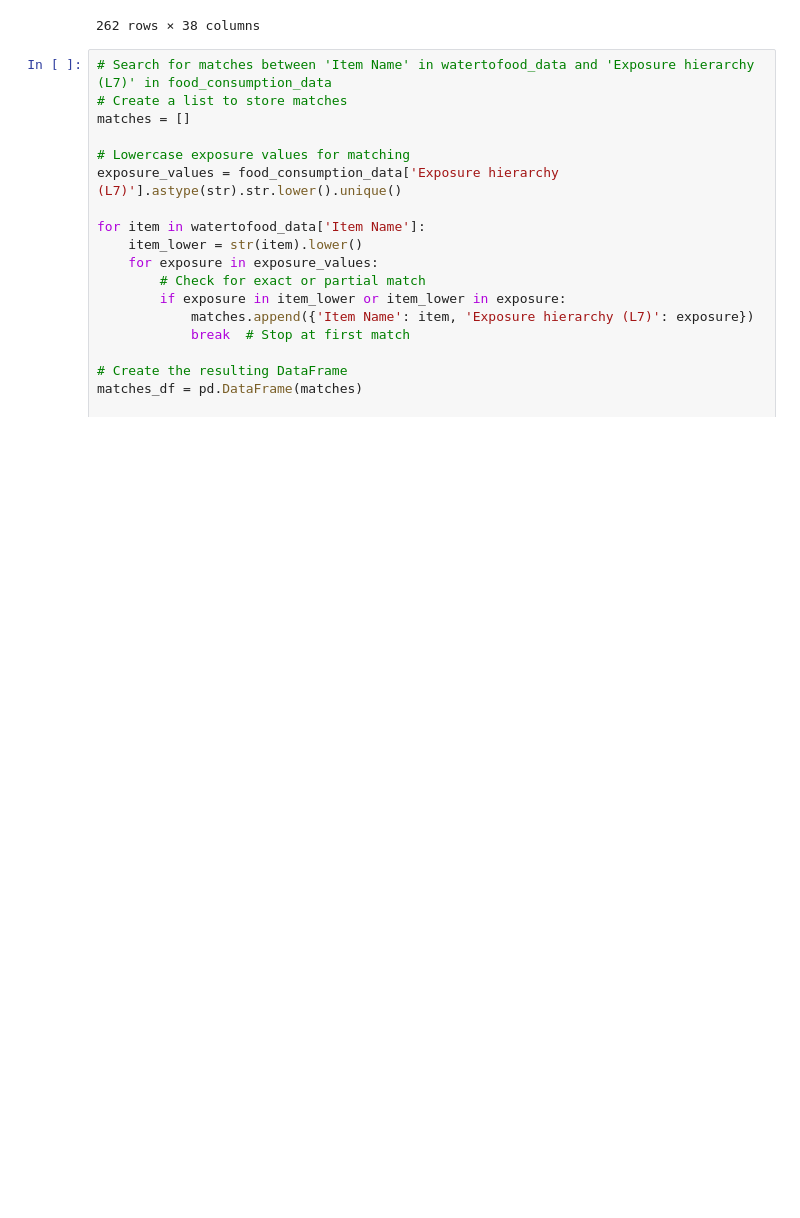
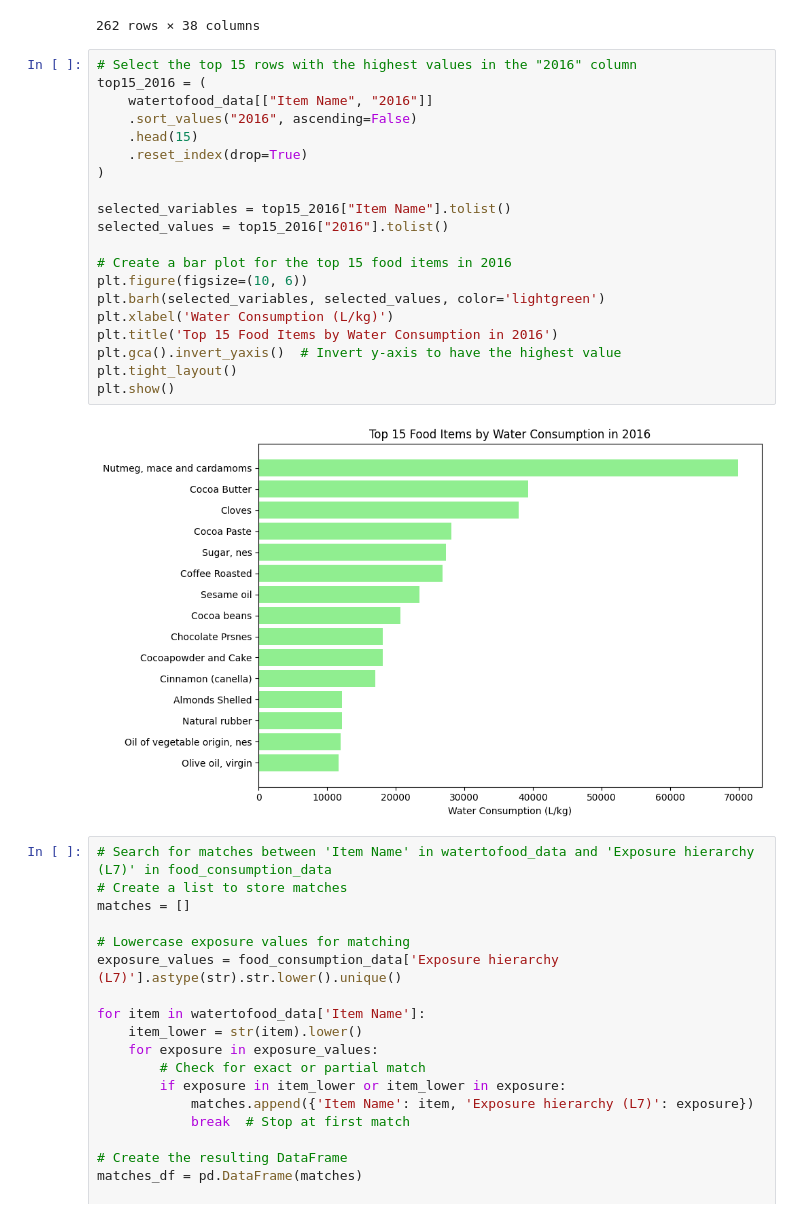
Before and after one commit to TCoaM/TrueCostOfAMeal, a Jupyter notebook: simo_notebook.ipynb, the cells around one changed output. Drawn from its saved outputs; the diff is of its cells as text; blank space fills up the shorter version.

```diff
--- a/simo_notebook.ipynb
+++ b/simo_notebook.ipynb
@@ -75,6 +74,28 @@ watertofood_data
 | 260 | Italy | 106 | IT | Natural rubber | 836 | Non edible | ... |
 | 261 | Italy | 106 | IT | Gums, natural | 839 | Non edible | ... |
 262 rows × 38 columns
+# %%
+# Select the top 15 rows with the highest values in the "2016" column
+top15_2016 = (
+    watertofood_data[["Item Name", "2016"]]
+    .sort_values("2016", ascending=False)
+    .head(15)
+    .reset_index(drop=True)
+)
+
+selected_variables = top15_2016["Item Name"].tolist()
+selected_values = top15_2016["2016"].tolist()
+
+# Create a bar plot for the top 15 food items in 2016
+plt.figure(figsize=(10, 6))
+plt.barh(selected_variables, selected_values, color='lightgreen')
+plt.xlabel('Water Consumption (L/kg)')
+plt.title('Top 15 Food Items by Water Consumption in 2016')
+plt.gca().invert_yaxis()  # Invert y-axis to have the highest value
+plt.tight_layout()
+plt.show()
+# %% [output]
+[figure, added]
 # %%
 # Search for matches between 'Item Name' in watertofood_data and 'Exposure hierarchy (L7)' in food_consumption_data
 # Create a list to store matches
```
Also changed, not shown: parts of 7 cells of this notebook.
